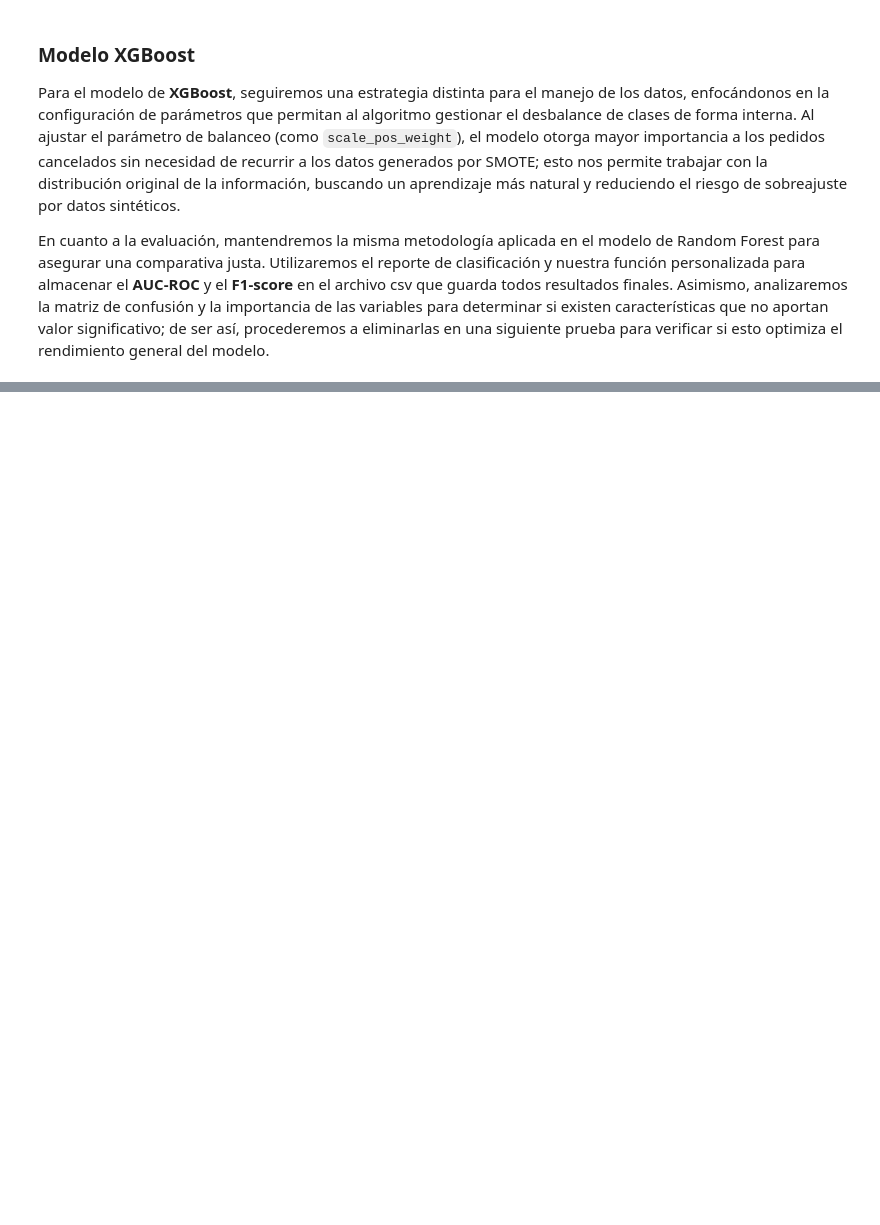
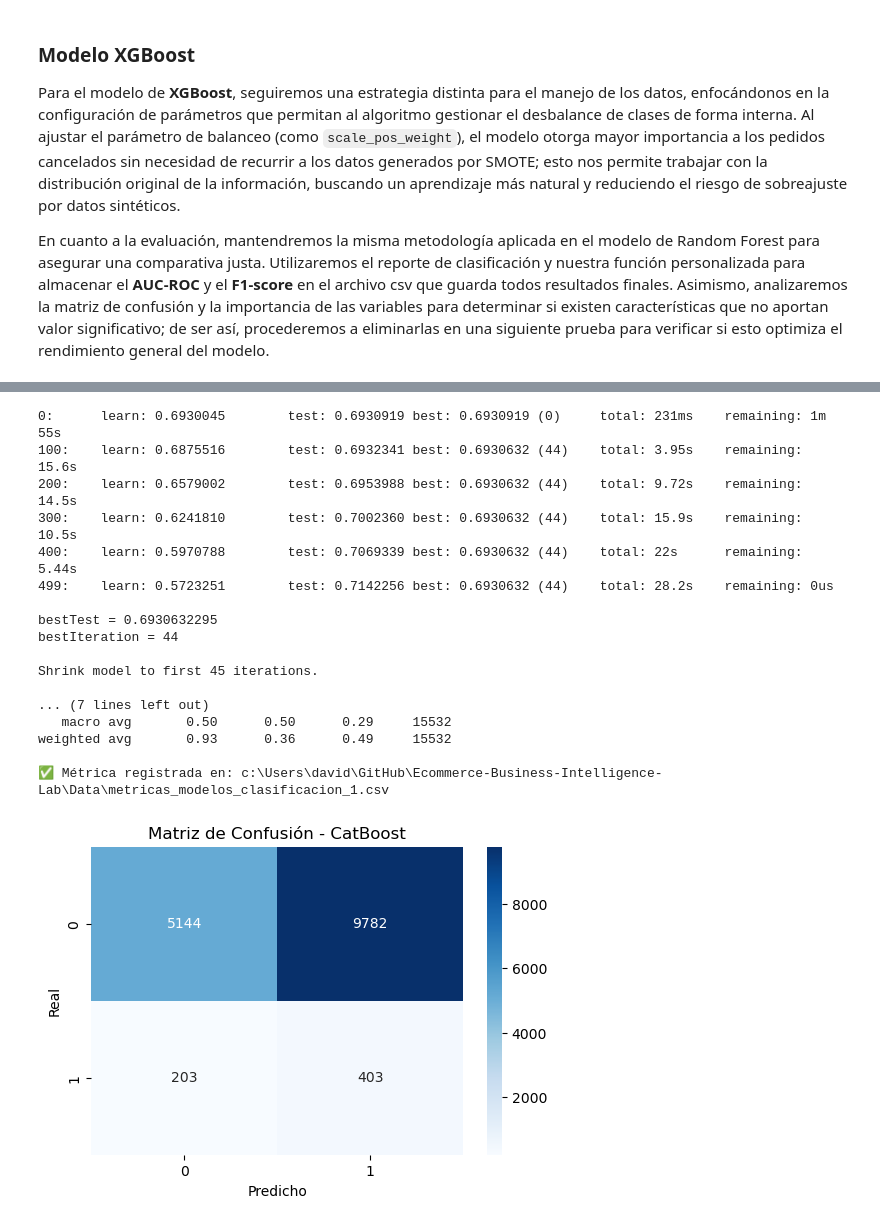
Before and after one commit to AlejandroSegura24/Ecommerce-Business-Intelligence-Lab, a Jupyter notebook: Notebooks/Experiment question 1/02 Models Benchmarking Cancelled vs Delivered.ipynb, the cells around one changed output, grey strips where cells are left out. Saved outputs shown, nothing was run; the diff lists cells and outputs as text; code cells hidden in the pictures; blank space fills up the shorter version.

```diff
--- a/Notebooks/Experiment question 1/02 Models Benchmarking Cancelled vs Delivered.ipynb
+++ b/Notebooks/Experiment question 1/02 Models Benchmarking Cancelled vs Delivered.ipynb
@@ -27,10 +38,9 @@ color_entregado = "#4E79A7"
 color_cancelado = "#E15759"
 mis_colores_multi = ["#4E79A7", "#E15759", "#76B7B2", "#59A14F", "#EDC948", "#B07AA1", "#FF9DA7", "#9C755F"]
 
-sns.set_theme(style="whitegrid", rc={"axes.facecolor": "#FBFBFB", "grid.color": "#ECECEC"})
 sns.set_palette(sns.color_palette(mis_colores_multi))
 
 order_status_palette = {'Delivered': color_entregado, 'Cancelled': color_cancelado}
 # %%
-df = pd.read_csv('../../Data/Amazon.csv')
+df = pd.read_parquet('../../Data/Amazon_cleaned.parquet')
 df.head()
@@ -37,18 +54,18 @@ df.head()
 # %% [markdown]
 ## Creación de columnas previas al modelado
 # %%
-df_analisis = df_cleaned[~df_cleaned["OrderStatus"].isin(['Pending', 'Returned', 'Shipped'])].copy()
-df_analisis["target"] = np.where(df_analisis["OrderStatus"] == 'Cancelled', 1, 0)
+df_model = df[~df["OrderStatus"].isin(['Pending', 'Returned', 'Shipped'])].copy()
+df_model["target"] = np.where(df_model["OrderStatus"] == 'Cancelled', 1, 0)
 
 # Creación de la columna 'Month'
-df_analisis['Month'] = pd.to_datetime(df_analisis['OrderDate']).dt.month
+df_model['Month'] = pd.to_datetime(df_model['OrderDate']).dt.month
 
 # Creación de la columna 'Day'
-df_analisis['Day'] = pd.to_datetime(df_analisis['OrderDate']).dt.dayofweek
+df_model['Day'] = pd.to_datetime(df_model['OrderDate']).dt.dayofweek
 
 # Creación de la columna 'Product_Value' basada en cuantiles de 'UnitPrice'
-df_analisis['Product_Value'] = (pd.qcut(df_analisis['UnitPrice'], q=3, labels=[1, 2, 3])) # 1: Económico, 2: Estándar, 3: Premium
-df_analisis['Product_Value'] = df_analisis['Product_Value'].astype(int)
+df_model['Product_Value'] = (pd.qcut(df_model['UnitPrice'], q=3, labels=[1, 2, 3])) # 1: Económico, 2: Estándar, 3: Premium
+df_model['Product_Value'] = df_model['Product_Value'].astype(int)
 # %% [markdown]
 ## Transformación y preparación de datos
 # %%
@@ -181,6 +241,6 @@ disp.plot(cmap='Blues')
 # %%
-X = df_analisis[['Country', 'PaymentMethod', 'State', 'Category', 'Product_Value', 'Day', 'Quantity']]
-y = df_analisis['target']
+X = df_model[['Country', 'PaymentMethod', 'State', 'Category', 'Product_Value', 'Day', 'Quantity']]
+y = df_model['target']
 
 X_train_cat, X_test_cat, y_train_cat, y_test_cat = train_test_split(X, y, test_size=0.20, random_state=42, stratify=y)
 
@@ -195,30 +255,49 @@ cat_model = CatBoostClassifier(
     auto_class_weights='Balanced', # Para manejar el desbalance de clases
     loss_function='Logloss',
     verbose=100,
     allow_writing_files=False
 )
 
 # 2. Entrenar el modelo
 cat_model.fit(
     X_train_cat, y_train_cat,
     cat_features=categorical_features,
     eval_set=(X_test_cat, y_test_cat),
     plot=False
 )
 
 # 3. Predicciones y Evaluación
 y_pred_cat = cat_model.predict(X_test_cat)
 y_probs_cat = cat_model.predict_proba(X_test_cat)[:, 1]
 
 print("\n--- REPORTE DE CLASIFICACIÓN: CATBOOST ---")
 print(classification_report(y_test_cat, y_pred_cat))
 evaluar_y_guardar_csv(cat_model, X_test_cat, y_test_cat, 'CatBoost v1.0',  nombre_archivo='metricas_modelos_clasificacion_1.csv')
 
 # 5. Matriz de Confusión
 cm = confusion_matrix(y_test_cat, y_pred_cat)
 plt.figure(figsize=(6,4))
 sns.heatmap(cm, annot=True, fmt='d', cmap='Blues')
 plt.title('Matriz de Confusión - CatBoost')
 plt.ylabel('Real')
 plt.xlabel('Predicho')
 plt.show()
+# %% [output]
+0:      learn: 0.6930045        test: 0.6930919 best: 0.6930919 (0)     total: 231ms    remaining: 1m 55s
+100:    learn: 0.6875516        test: 0.6932341 best: 0.6930632 (44)    total: 3.95s    remaining: 15.6s
+200:    learn: 0.6579002        test: 0.6953988 best: 0.6930632 (44)    total: 9.72s    remaining: 14.5s
+300:    learn: 0.6241810        test: 0.7002360 best: 0.6930632 (44)    total: 15.9s    remaining: 10.5s
+400:    learn: 0.5970788        test: 0.7069339 best: 0.6930632 (44)    total: 22s      remaining: 5.44s
+499:    learn: 0.5723251        test: 0.7142256 best: 0.6930632 (44)    total: 28.2s    remaining: 0us
+
+bestTest = 0.6930632295
+bestIteration = 44
+
+Shrink model to first 45 iterations.
+
+... (7 lines left out)
+   macro avg       0.50      0.50      0.29     15532
+weighted avg       0.93      0.36      0.49     15532
+
+✅ Métrica registrada en: c:\Users\david\GitHub\Ecommerce-Business-Intelligence-Lab\Data\metricas_modelos_clasificacion_1.csv
+[figure, added]
```
Also changed, not shown: parts of 9 cells of this notebook, 4 other files.
